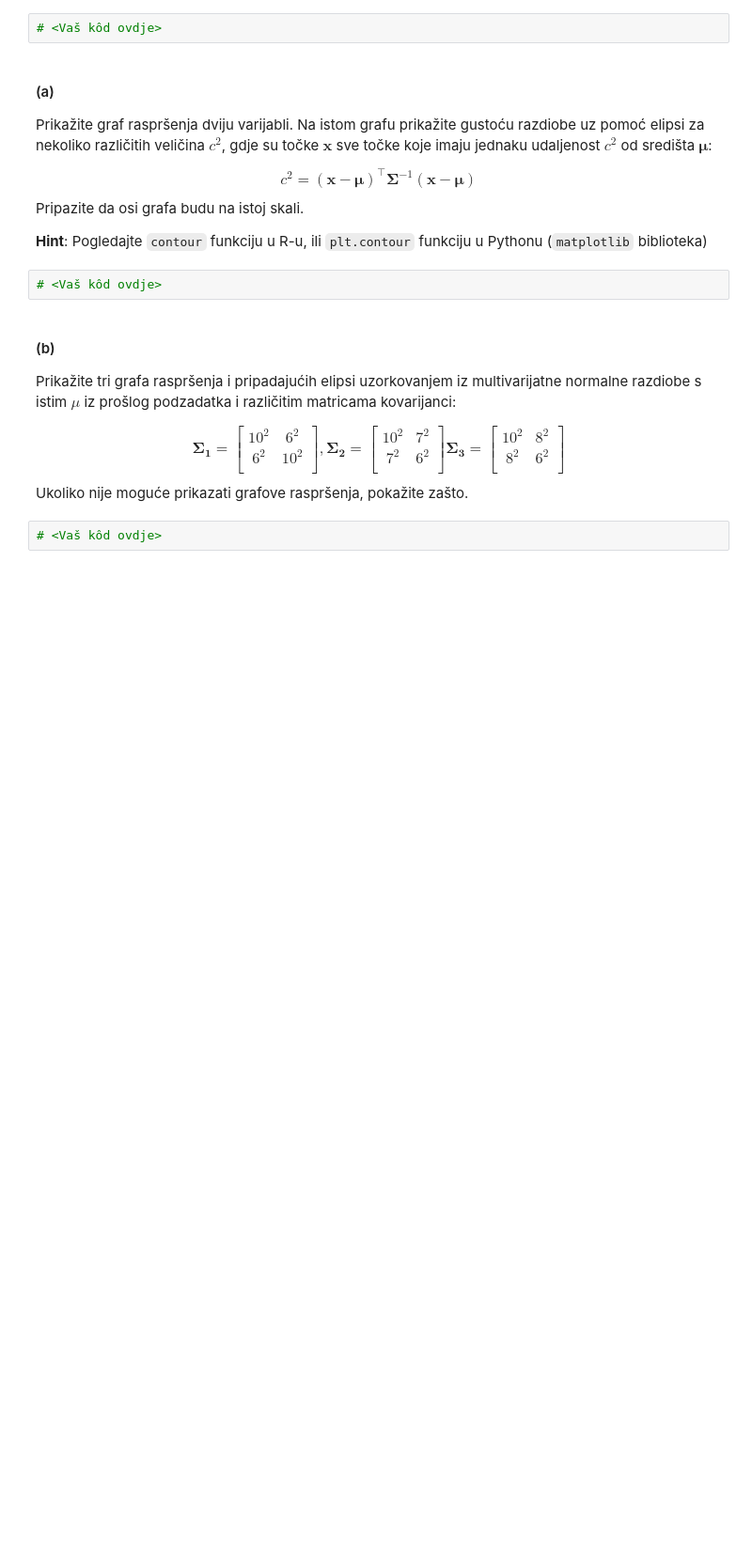
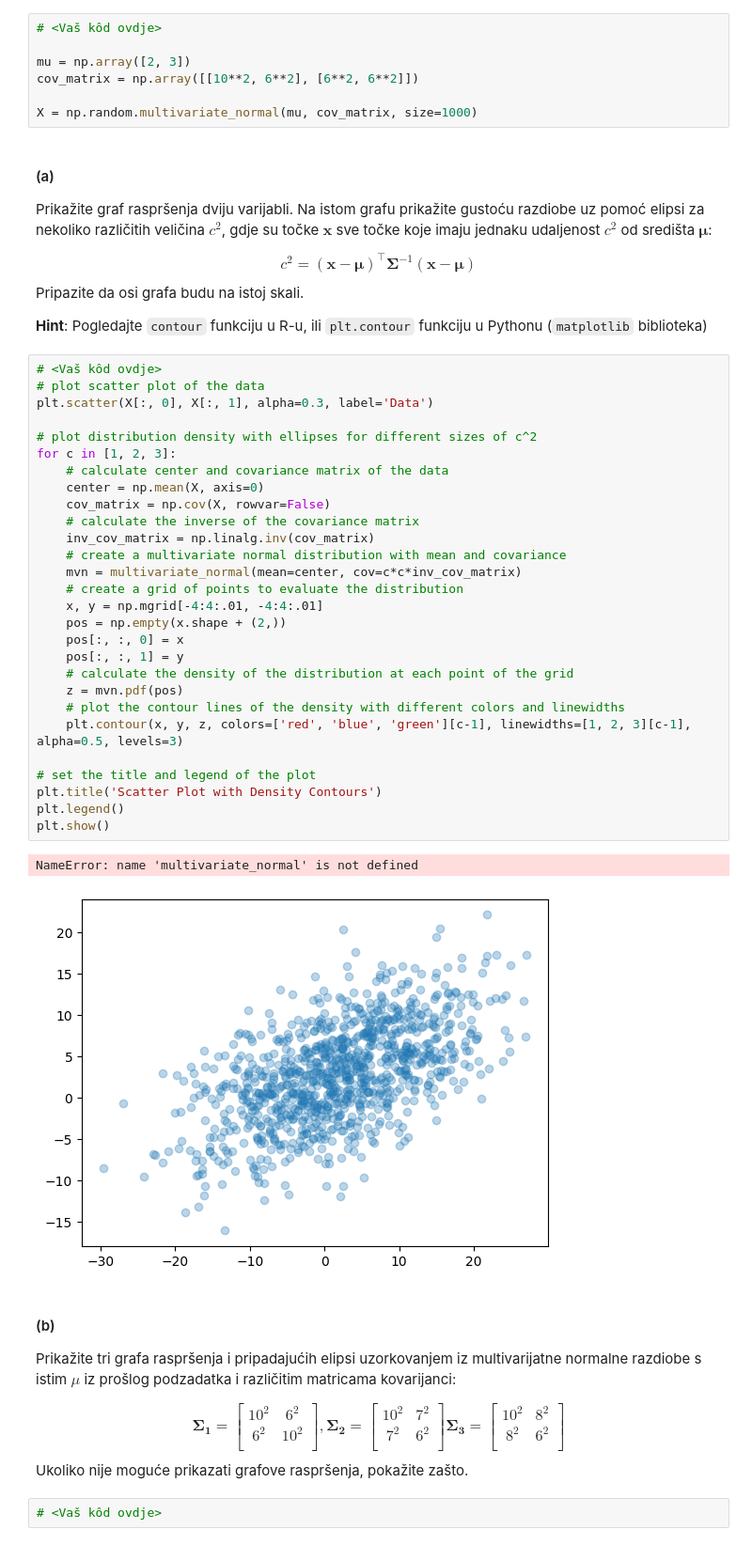
Before and after one commit to sskender/multivariate-data-analysis, a Jupyter notebook: 2023/lab1/SVEN_SKENDER_0036507654.ipynb, the cells around one changed output. Shown at 94% size. Drawn from its saved outputs; the diff is of its cells as text; blank space fills up the shorter version.

```diff
--- a/2023/lab1/SVEN_SKENDER_0036507654.ipynb
+++ b/2023/lab1/SVEN_SKENDER_0036507654.ipynb
@@ -275,6 +281,11 @@ $$
 $$
 # %%
 # <Vaš kôd ovdje>
+
+mu = np.array([2, 3])
+cov_matrix = np.array([[10**2, 6**2], [6**2, 6**2]])
+
+X = np.random.multivariate_normal(mu, cov_matrix, size=1000)
 # %% [markdown]
 #### (a)
 
@@ -288,6 +299,35 @@ Pripazite da osi grafa budu na istoj skali.
 **Hint**: Pogledajte `contour` funkciju u R-u, ili `plt.contour` funkciju u Pythonu (`matplotlib` biblioteka)
 # %%
 # <Vaš kôd ovdje>
+# plot scatter plot of the data
+plt.scatter(X[:, 0], X[:, 1], alpha=0.3, label='Data')
+
+# plot distribution density with ellipses for different sizes of c^2
+for c in [1, 2, 3]:
+    # calculate center and covariance matrix of the data
+    center = np.mean(X, axis=0)
+    cov_matrix = np.cov(X, rowvar=False)
+    # calculate the inverse of the covariance matrix
+    inv_cov_matrix = np.linalg.inv(cov_matrix)
+    # create a multivariate normal distribution with mean and covariance
+    mvn = multivariate_normal(mean=center, cov=c*c*inv_cov_matrix)
+    # create a grid of points to evaluate the distribution
+    x, y = np.mgrid[-4:4:.01, -4:4:.01]
+    pos = np.empty(x.shape + (2,))
+    pos[:, :, 0] = x
+    pos[:, :, 1] = y
+    # calculate the density of the distribution at each point of the grid
+    z = mvn.pdf(pos)
+    # plot the contour lines of the density with different colors and linewidths
+    plt.contour(x, y, z, colors=['red', 'blue', 'green'][c-1], linewidths=[1, 2, 3][c-1], alpha=0.5, levels=3)
+
+# set the title and legend of the plot
+plt.title('Scatter Plot with Density Contours')
+plt.legend()
+plt.show()
+# %% [output]
+NameError: name 'multivariate_normal' is not defined
+[figure, added]
 # %% [markdown]
 #### (b)
 
```
Also changed, not shown: parts of 19 cells of this notebook, 1 other file.
